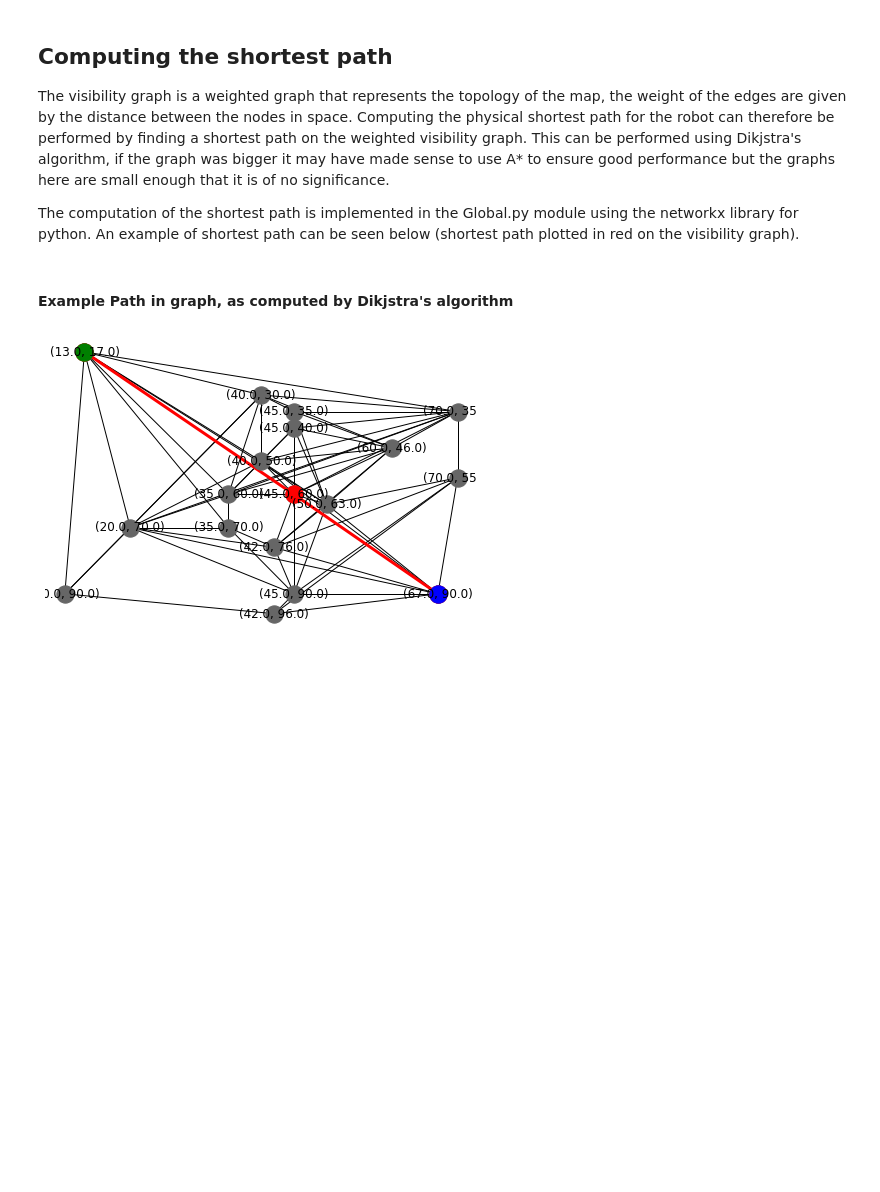
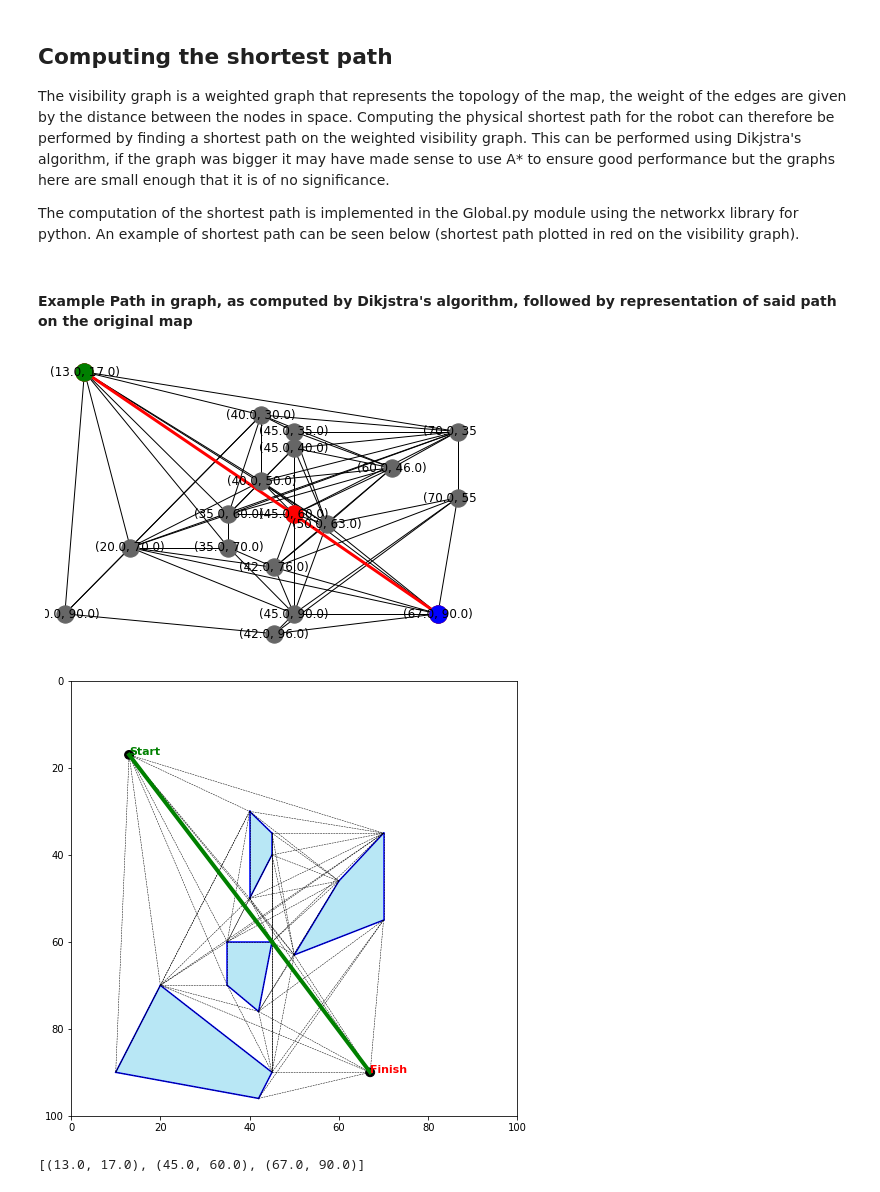
Before and after one commit to Fllask/Mobile_Robotics, a Jupyter notebook: Report.ipynb, the cells around one changed output. Saved outputs shown, nothing was run; the diff lists cells and outputs as text; code cells hidden in the pictures; blank space fills up the shorter version.

```diff
--- a/Report.ipynb
+++ b/Report.ipynb
@@ -478,12 +508,15 @@ The visibility graph is a weighted graph that represents the topology of the map
 
 The computation of the shortest path is implemented in the Global.py module using the networkx library for python. An example of shortest path can be seen below (shortest path plotted in red on the visibility graph).
 # %% [markdown]
-#### Example Path in graph, as computed by Dikjstra's algorithm
+#### Example Path in graph, as computed by Dikjstra's algorithm, followed by representation of said path on the original map
 # %%
 path = gl.returnPath(complexMap(),start,goal)
 gl.netPlot(graph,start = start, finish = goal, path = path)
+gl.plotPath(plotMap=True)
 # %% [output]
 [figure]
+[figure, added]
+[(13.0, 17.0), (45.0, 60.0), (67.0, 90.0)]
 # %% [markdown]
 ### Interactive Path Planning playground
 
```
Also changed, not shown: parts of 12 cells of this notebook, 1 other file.
